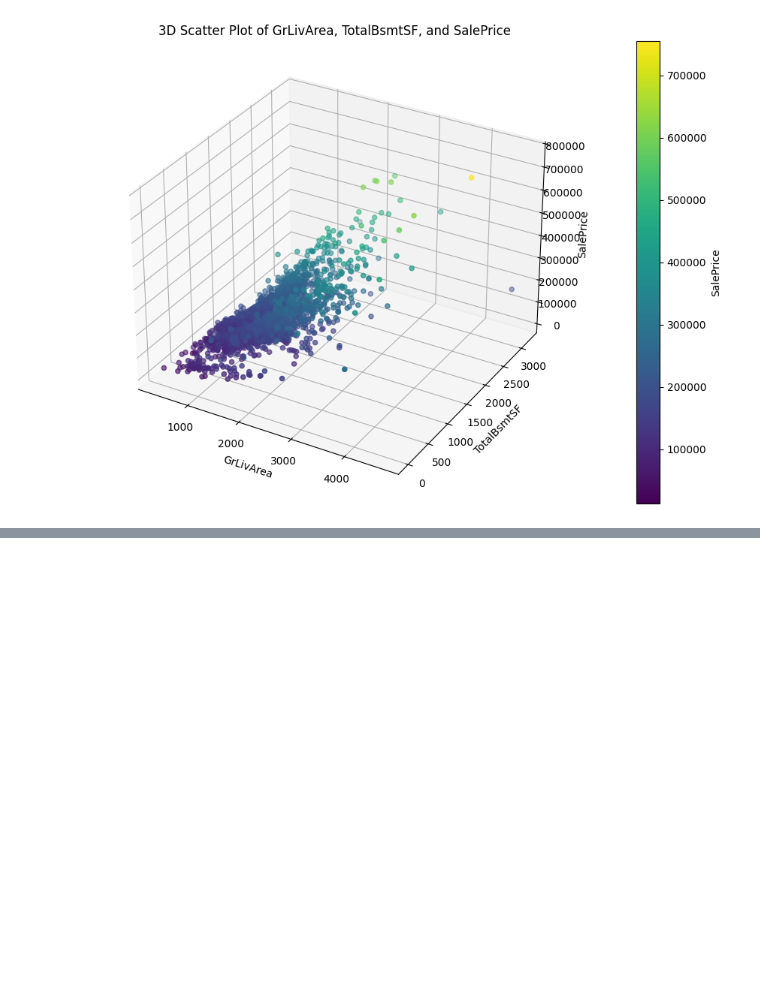
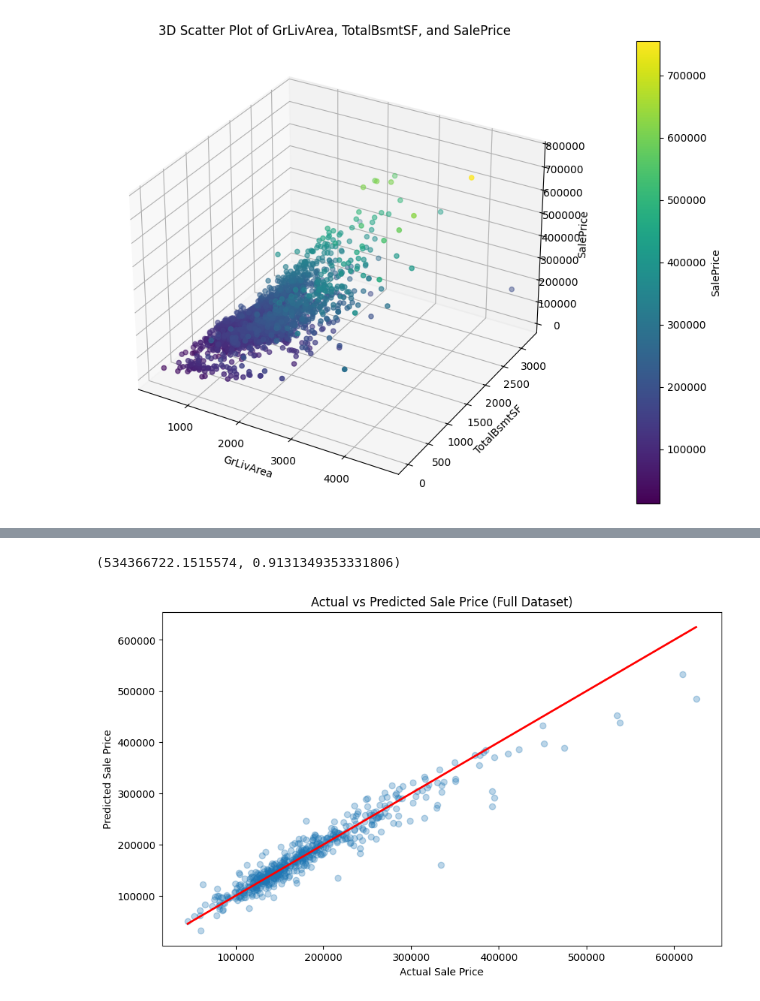
Before and after one commit to jackparsons93/Ames_Housing_ML, a Jupyter notebook: Ames2.ipynb, the cells around one changed output, grey strips where cells are left out. Saved outputs shown, nothing was run; the diff lists cells and outputs as text; code cells hidden in the pictures; blank space fills up the shorter version.

```diff
--- a/Ames2.ipynb
+++ b/Ames2.ipynb
@@ -364,0 +469,42 @@ plt.show()
+# %%
+# Load the original dataset
+house_price_data = pd.read_csv('Ames_HousePrice.csv')
+
+# Separate features and target variable
+features_all_original = house_price_data.drop(columns=['SalePrice'])
+target_original = house_price_data['SalePrice']
+
+# Handle non-numeric features by converting categorical variables to numeric using one-hot encoding
+features_all_original_encoded = pd.get_dummies(features_all_original, drop_first=True)
+
+# Impute missing values
+imputer = SimpleImputer(strategy='mean')
+features_all_original_imputed = imputer.fit_transform(features_all_original_encoded)
+
+# Split the data into training and testing sets
+X_train_all, X_test_all, y_train_all, y_test_all = train_test_split(features_all_original_imputed, target_original, test_size=0.2, random_state=42)
+
+# Train the linear regression model on the full dataset
+model.fit(X_train_all, y_train_all)
+
+# Make predictions on the test set
+y_pred_all = model.predict(X_test_all)
+
+# Calculate performance metrics
+mse_all = mean_squared_error(y_test_all, y_pred_all)
+r2_all = r2_score(y_test_all, y_pred_all)
+
+mse_all, r2_all
+# %% [output]
+(534366722.1515574, 0.9131349353331806)
+# %%
+# Plotting the model predictions vs actual values for the full dataset model
+plt.figure(figsize=(10, 6))
+plt.scatter(y_test_all, y_pred_all, alpha=0.3)
+plt.plot([y_test_all.min(), y_test_all.max()], [y_test_all.min(), y_test_all.max()], color='red', linewidth=2)
+plt.xlabel('Actual Sale Price')
+plt.ylabel('Predicted Sale Price')
+plt.title('Actual vs Predicted Sale Price (Full Dataset)')
+plt.show()
+# %% [output]
+[figure, added]
```
Also changed, not shown: parts of 8 cells of this notebook.
